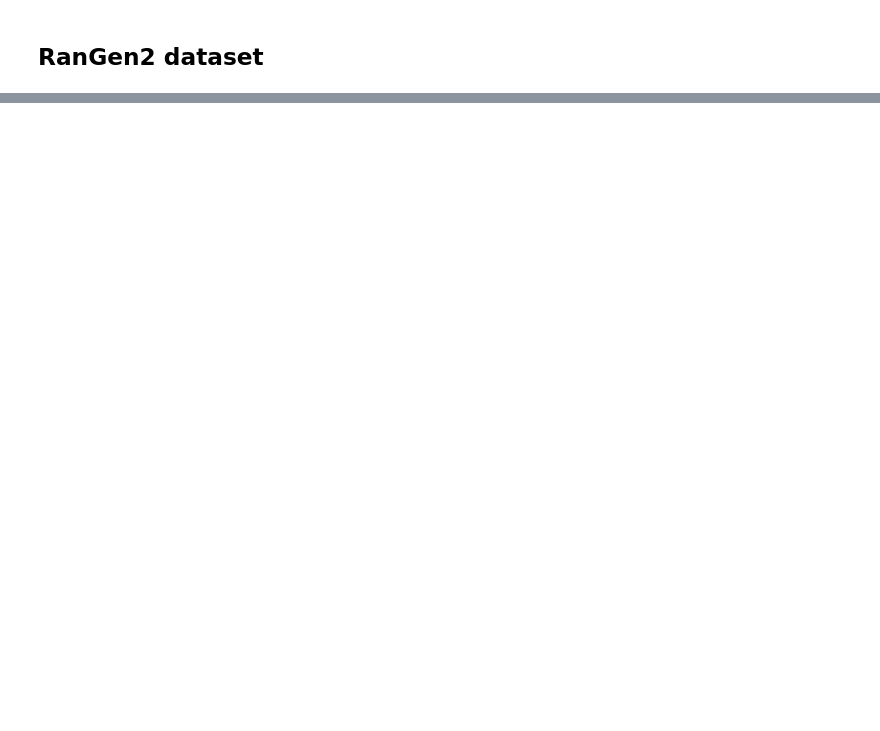
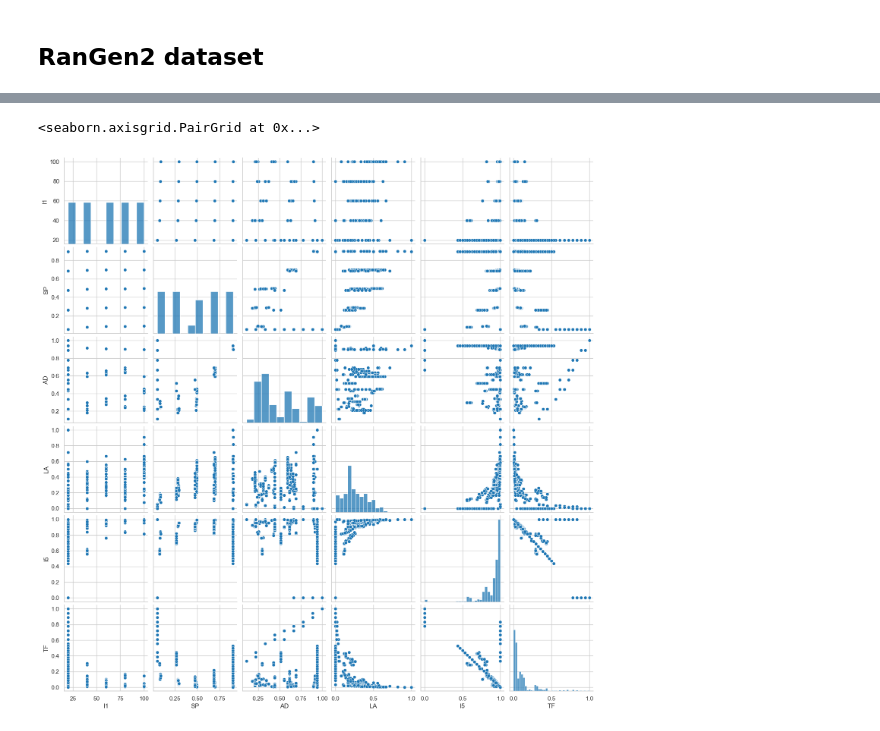
Before and after one commit to jismartin/GlassBoxEVM, a Jupyter notebook: exploratory_analysis.ipynb, the cells around one changed output, grey strips where cells are left out. Drawn from its saved outputs; the diff is of its cells as text; code cells hidden in the pictures; blank space fills up the shorter version.

```diff
--- a/exploratory_analysis.ipynb
+++ b/exploratory_analysis.ipynb
@@ -180,0 +100,5 @@ print(files)
+# %%
+sns.pairplot(df_rangen[['I1','SP','AD','LA','I5','TF']])
+# %% [output]
+<seaborn.axisgrid.PairGrid at 0x...>
+[figure, added]
```
Also changed, not shown: parts of 12 cells of this notebook.
